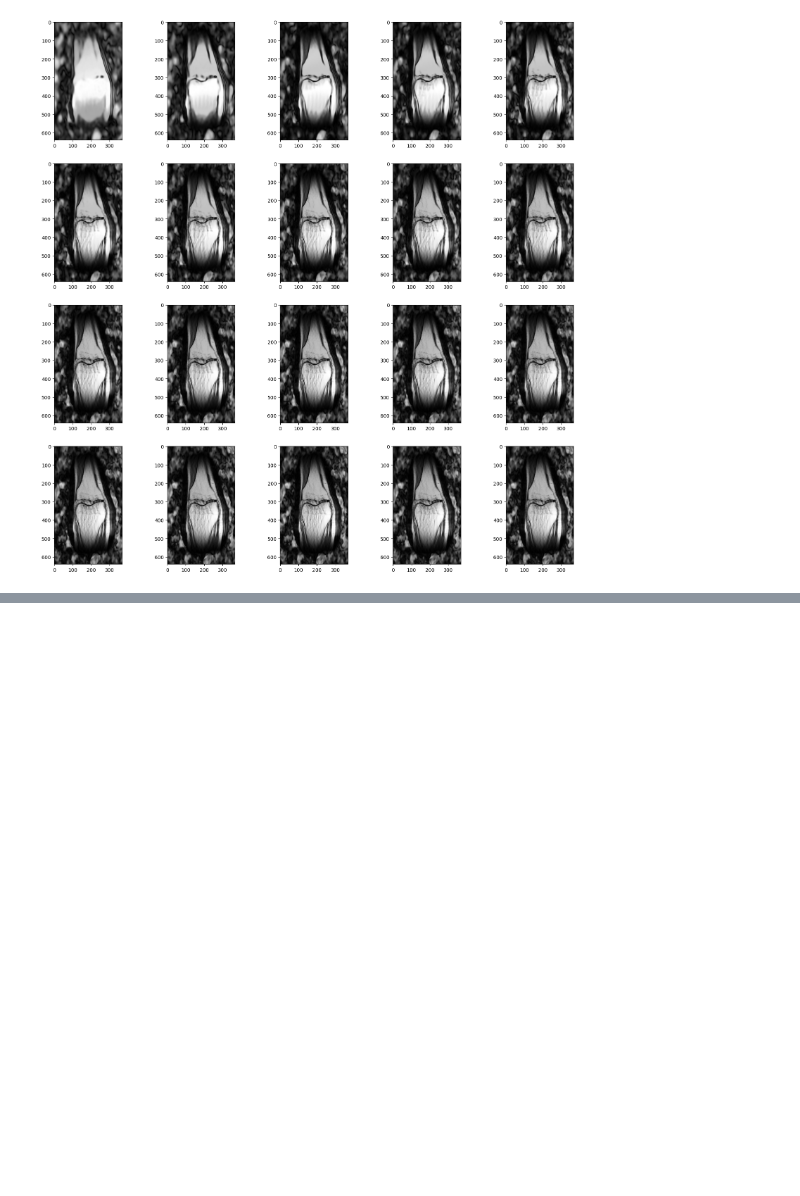
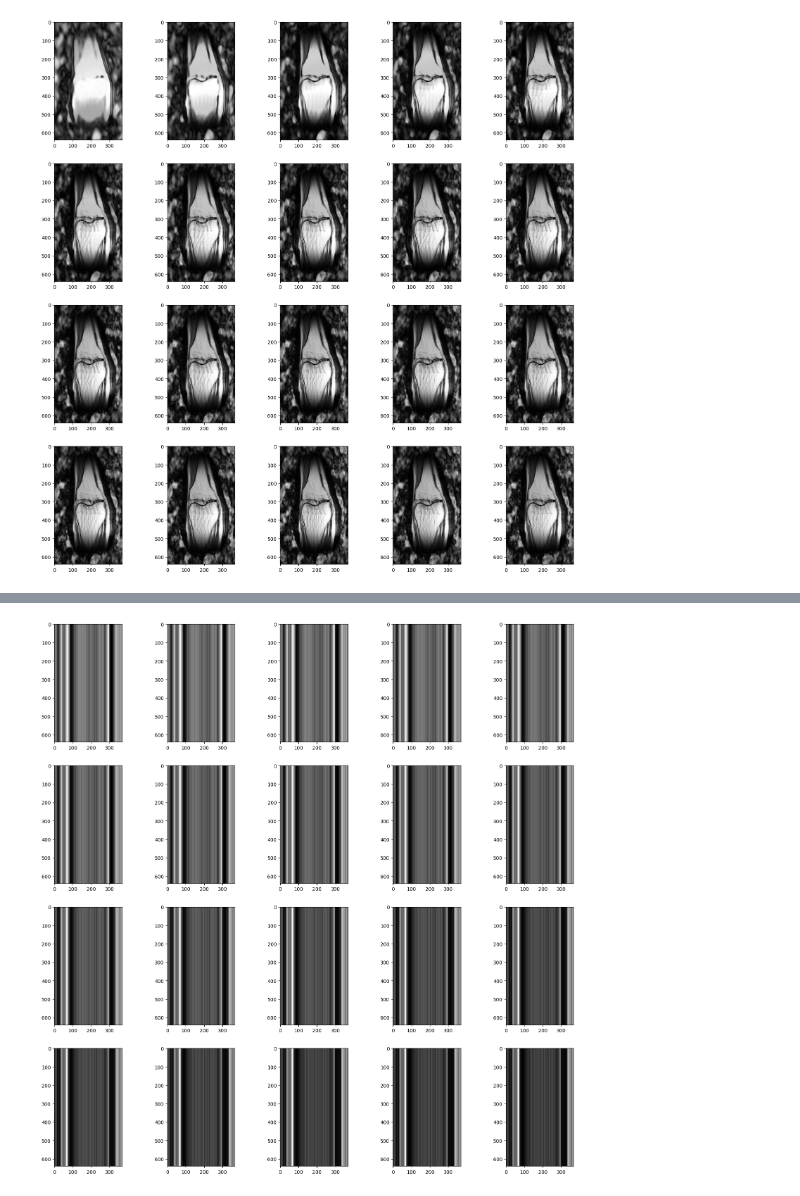
Before and after one commit to gRox167/ese5934_project, a Jupyter notebook: framework_plus_DF.ipynb, the cells around one changed output, grey strips where cells are left out. Cells and saved outputs as stored; diff of their text form; code cells hidden in the pictures; blank space fills up the shorter version.

```diff
--- a/framework_plus_DF.ipynb
+++ b/framework_plus_DF.ipynb
@@ -174,9 +174,10 @@ base_conf = OmegaConf.load('/bmrc-homes/nmrgrp/nmr219/ese5934_project/defaults.y
 second_conf = OmegaConf.load('/bmrc-homes/nmrgrp/nmr219/ese5934_project/image.yaml')
 cfg = OmegaConf.merge(base_conf, second_conf)
 # %%
-from ese5934_project.models.FactorFields import DictFields
+from ese5934_project.models.FactorFields import DictField
 
 cfg.dataset.aabb = [[0., 0.], [640, 368]]
 device=torch.device("cuda")
-model = FactorFields(cfg, device)
+
+model = DictField(cfg, device)
 # %% [output]
@@ -183,0 +197,8 @@ RuntimeError: shape '[1, 32, 32]' is invalid for input of size 32768
+# %%
+from ese5934_project.models.FactorFields import get_coordinates
+
+device = torch.device("cuda")
+size = (640, 368)
+coords = get_coordinates(size)
+kspace, (mean, std), masked_kspace, mask, csm = dataset[15]
+optimizer = torchopt.adamw(lr=1e-3)
@@ -183,0 +209,11 @@ RuntimeError: shape '[1, 32, 32]' is invalid for input of size 32768
+# %%
+params, image_list = reconstruct(
+    model,
+    coords,
+    masked_kspace,
+    csm,
+    mask,
+    optimizer=optimizer,
+    iterations=1000,
+    device=device,
+)
@@ -183,0 +238,10 @@ RuntimeError: shape '[1, 32, 32]' is invalid for input of size 32768
+# %%
+import matplotlib.pyplot as plt
+
+# there are 20 images in the list,
+# we want to plot them in a grid of 4x5
+fig, axs = plt.subplots(4, 5, figsize=(20, 20))
+for i, image in enumerate(image_list):
+    axs[i // 5, i % 5].imshow(complex_abs(image), cmap="gray")
+# %% [output]
+[figure, added]
```
Also changed, not shown: parts of 3 cells of this notebook.
